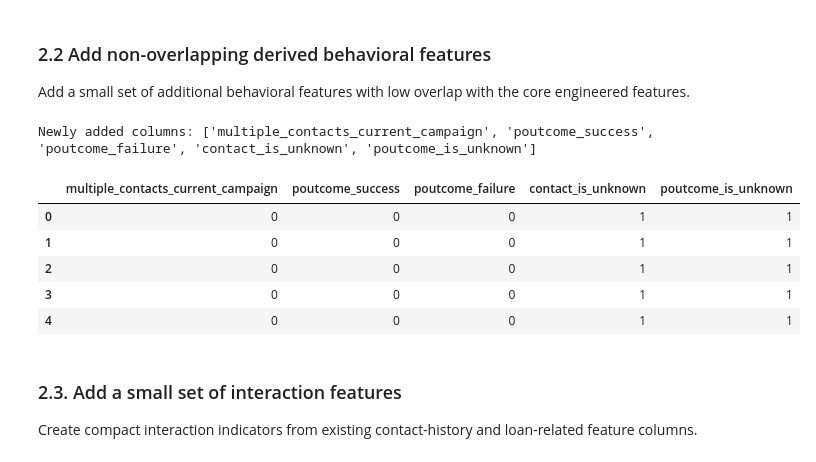
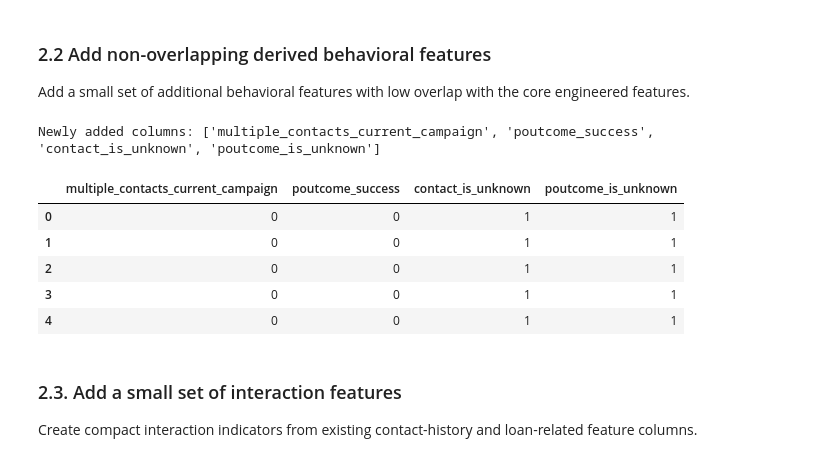
Before and after one commit to tonantzin-real/IDS_705_final_project, a Jupyter notebook: 01_data_processing.ipynb, the cells around one changed output. Saved outputs shown, nothing was run; the diff lists cells and outputs as text; code cells hidden in the pictures.

```diff
--- a/01_data_processing.ipynb
+++ b/01_data_processing.ipynb
@@ -625,10 +676,6 @@ processed["education_ord"] = (
 for c in ["default", "housing", "loan"]:
     processed[f"{c}_binary"] = (processed[c] == "yes").astype(np.int8)
 
-processed["balance_signed_log"] = np.sign(processed["balance"]) * np.log1p(
-    np.abs(processed["balance"])
-)
-
 display(
     processed[
         [
@@ -640,7 +687,6 @@ display(
             "default_binary",
             "housing_binary",
             "loan_binary",
-            "balance_signed_log",
         ]
     ].head()
 )
@@ -656,34 +702,36 @@ display(
 Add a small set of additional behavioral features with low overlap with the core engineered features.
 # %%
 new_columns = []
+
+processed = processed.drop(
+    columns=["poutcome_failure", "history_info_missing"],
+    errors="ignore",
+)
 
 processed["multiple_contacts_current_campaign"] = (processed["campaign"] > 1).astype(
     np.int8
 )
 new_columns.append("multiple_contacts_current_campaign")
 
 processed["poutcome_success"] = (processed["poutcome"] == "success").astype(np.int8)
 new_columns.append("poutcome_success")
 
-processed["poutcome_failure"] = (processed["poutcome"] == "failure").astype(np.int8)
-new_columns.append("poutcome_failure")
-
 processed["contact_is_unknown"] = (processed["contact"] == "unknown").astype(np.int8)
 new_columns.append("contact_is_unknown")
 
 processed["poutcome_is_unknown"] = (processed["poutcome"] == "unknown").astype(np.int8)
 new_columns.append("poutcome_is_unknown")
 
 print("Newly added columns:", new_columns)
 display(processed[new_columns].head())
 # %% [output]
-Newly added columns: ['multiple_contacts_current_campaign', 'poutcome_success', 'poutcome_failure', 'contact_is_unknown', 'poutcome_is_unknown']
+Newly added columns: ['multiple_contacts_current_campaign', 'poutcome_success', 'contact_is_unknown', 'poutcome_is_unknown']
-|  | multiple_contacts_current_campaign | poutcome_success | poutcome_failure | contact_is_unknown | poutcome_is_unknown |
-| 0 | 0 | 0 | 0 | 1 | 1 |
-| 1 | 0 | 0 | 0 | 1 | 1 |
-| 2 | 0 | 0 | 0 | 1 | 1 |
-| 3 | 0 | 0 | 0 | 1 | 1 |
-| 4 | 0 | 0 | 0 | 1 | 1 |
+|  | multiple_contacts_current_campaign | poutcome_success | contact_is_unknown | poutcome_is_unknown |
+| 0 | 0 | 0 | 1 | 1 |
+| 1 | 0 | 0 | 1 | 1 |
+| 2 | 0 | 0 | 1 | 1 |
+| 3 | 0 | 0 | 1 | 1 |
+| 4 | 0 | 0 | 1 | 1 |
 # %% [markdown]
 ### 2.3. Add a small set of interaction features
 
```
Also changed, not shown: parts of 16 cells of this notebook.
